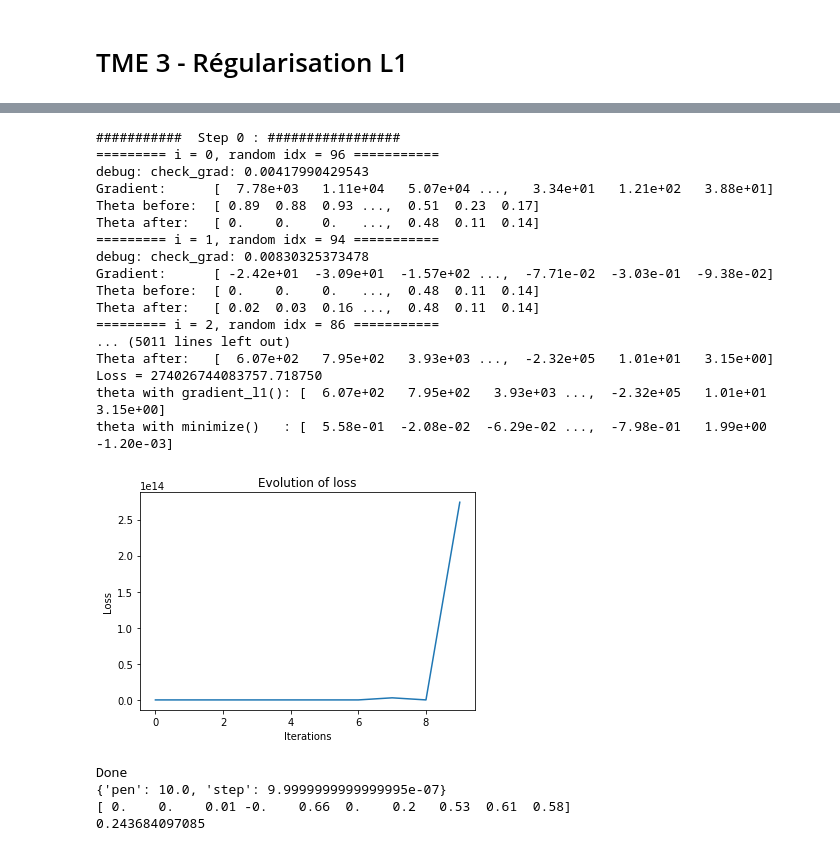
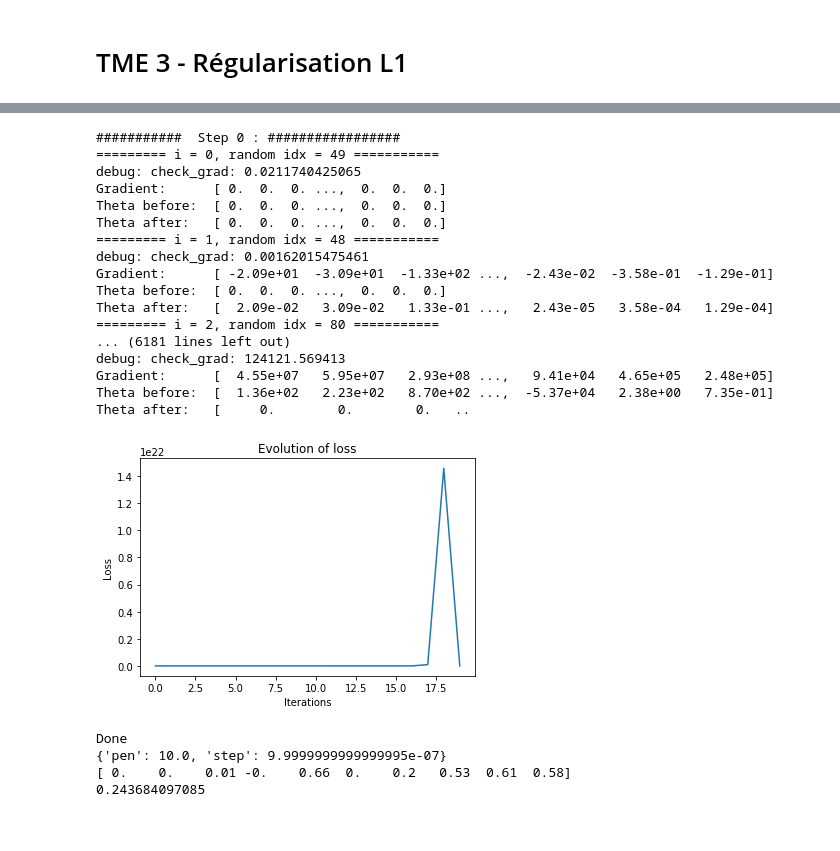
Before and after one commit to LoicH/M2-DAC, a Jupyter notebook: FDMS/TME3/reg_l1.ipynb, the cells around one changed output, grey strips where cells are left out. Drawn from its saved outputs; the diff is of its cells as text; code cells hidden in the pictures.

Commit message:
FDMS - Added stochastic and classic gradient descent, but still no decent result

```diff
--- a/FDMS/TME3/reg_l1.ipynb
+++ b/FDMS/TME3/reg_l1.ipynb
@@ -15,13 +15,15 @@ import itertools
 # Loading 'breast cancer' dataset, a simple dataset
 cancer = datasets.load_breast_cancer()
 X = cancer.data
-print("shape of X:", X.shape)
 y = cancer.target
-print("shape of Y:", y.shape)
-print("classes in Y: ", np.unique(y))
+
 X, y = shuffle(X, y)
 
 # Decrease data to speed up computation
-X = X[:100,:10]
-y = y[:100]
+X = X[:50,:5]
+y = y[:50]
+
+print("shape of X:", X.shape)
+print("shape of Y:", y.shape)
+print("classes in Y: ", np.unique(y, return_counts=True))
 # %% [output]
@@ -60,21 +62,24 @@ def gradient_loss(theta, X, y, pen):
     :param pen: The penalization parameter
     :return: The gradient of the for the given parameters.
     """
-    gradient = np.array(2 * X.T .dot(X.dot(theta) - y)) / X.shape[0] + pen * np.sign(theta)
+    gradient = 2 * X.T.dot(X.dot(theta) - y) / X.shape[0] + pen * np.sign(theta)
     return gradient
 
 ### Testing if the gradient is correct ###
 print("Checking gradient with random theta:")
 np.set_printoptions(precision=1, threshold=5)
-for i in range(3):
+for i in range(10):
     print("\n### Iteration %d ###" % i)
     theta = np.random.random(X[0].shape) - 0.5
+    theta *= 10**np.random.randint(1, 8)
     pen = np.random.random() / 10
     func = lambda t:loss(t, X, y, pen)
     grad = lambda t:gradient_loss(t, X, y, pen)
+    print("Theta :                               ", theta)
     print("Gradient according to approx_fprime():", approx_fprime(theta, func, epsilon=1))
     print("Gradient according to gradient_loss():", grad(theta))
-    print("Error according to check_grad():", check_grad(func, grad, theta))
+    err = check_grad(func, grad, theta)
+    print("Error according to check_grad(): %f (%f%%)" % (err, err / np.linalg.norm(grad(theta)) * 100))
 # %% [output]
 Checking gradient with random theta:
 
@@ -95,6 +272,6 @@ Error according to check_grad(): 0.00668089901069
 # %%
-def gradient_l1(theta, X, y, max_iter=100, step=1e-1, pen=0.1, verbose=0, plot=False):
-    """ Performs gradient descent to find the best theta
+def gradient_l1(theta, X, y, max_iter=100, step=1e-1, pen=0.1, verbose=0, plot=False, force=False):
+    """ Performs gradient clipping to find the best theta
     :param theta: The initial scalar for the search
     :param X: The data
     :param y: The target values
@@ -103,11 +280,18 @@ def gradient_l1(theta, X, y, max_iter=100, step=1e-1, pen=0.1, verbose=0, plot=F
     :param pen: The regularization parameter
     :param verbose: The level of displayed information
     :param plot: Whether to plot the evolution of the loss
+    :param force: Whether to deactivate the warning if too much output
 
     :return: The theta at the end of the gradient descent"""
 
     (l, n) = X.shape
     losses = []
+
+    if not force and verbose > 1 and max_iter > 50:
+        print("Warning, there will be a lot of output, it can freeze the kernel.")
+        print("If you really want to proceed, relaunch with 'force=True'")
+        return
+
     for it in range(max_iter):
         if verbose >= 1:
             print("###########  Step", it, ": #################")
@@ -118,7 +302,7 @@ def gradient_l1(theta, X, y, max_iter=100, step=1e-1, pen=0.1, verbose=0, plot=F
                 print("========= i = %d, random idx = %d ===========" % (i, idx))
             # Compute the gradient on this single random point:
             local_loss = lambda t: loss(t, np.array([X[idx]]), np.array([y[idx]]), pen)
-            grad = approx_fprime(theta, local_loss, epsilon=step)
+#             grad = approx_fprime(theta, local_loss, epsilon=step)
 
             grad = gradient_loss(theta, np.array([X[idx]]), np.array([y[idx]]), pen)
 
@@ -141,7 +325,9 @@ def gradient_l1(theta, X, y, max_iter=100, step=1e-1, pen=0.1, verbose=0, plot=F
         general_loss = loss(theta, X, y, pen)
         losses.append(general_loss)
         if verbose >= 1:
-            print("Loss = %f" % (general_loss))
+            print("Loss :     %f" % (general_loss))
+            errors = np.count_nonzero(decision(theta, X) - y)
+            print("Accuracy : %d/%d right guesses" % (l - errors, l))
 
     if plot:
         plt.plot(losses)
@@ -151,53 +337,53 @@ def gradient_l1(theta, X, y, max_iter=100, step=1e-1, pen=0.1, verbose=0, plot=F
 
     return theta
 
 # Optimization parameters
-theta_init = np.random.random(X[0].shape)
-max_iter = 10
+theta_init = np.zeros(X[0].shape)
+max_iter = 20
 step     = 1e-3
-pen      = 1e-3
+pen      = 0
 
 # Find theta
 np.set_printoptions(precision=2, threshold=5)
 theta = gradient_l1(theta_init, X, y, max_iter=max_iter, pen=pen, step=step, verbose=2, plot=True)
 theta_minimize = minimize(lambda t:loss(t, X, y, pen), theta_init).x
 print("theta with gradient_l1():", theta)
 print("theta with minimize()   :", theta_minimize)
 
 
 # print("Finding the best theta, step and pen parameters:")
 # params = {"step": np.logspace(-6, 1, 10),
 #           "pen" : np.logspace(-6, 1, 10)}
 # combinations = functools.reduce(operator.mul, [len(elt) for elt in params.values()])
 # best_params = {"step": params["step"][0],  "pen": params["pen"][0]}
 # best_theta = gradient_l1(theta_init, X, y, max_iter=max_iter, step=best_params["step"], pen=best_params["pen"])
 # print("Searching best parameters")
 # for i, (it_step, it_pen) in enumerate(itertools.product(params["step"], params["pen"])):
 #     theta = gradient_l1(theta_init, X, y, max_iter=max_iter, step=it_step, pen=it_pen)
 #     print("%d/%d" % (i, combinations) )
 #     if loss(theta, X, y, it_pen) < loss(best_theta, X, y, it_pen):
 #     #np.linalg.norm(theta - theta_minimize) < np.linalg.norm(best_theta - theta_minimize):
 #         best_theta = theta
 #         best_params = {"step": it_step, "pen": it_pen}
 # %% [output]
 ###########  Step 0 : #################
-========= i = 0, random idx = 96 ===========
-debug: check_grad: 0.00417990429543
-Gradient:      [  7.78e+03   1.11e+04   5.07e+04 ...,   3.34e+01   1.21e+02   3.88e+01]
-Theta before:  [ 0.89  0.88  0.93 ...,  0.51  0.23  0.17]
-Theta after:   [ 0.    0.    0.   ...,  0.48  0.11  0.14]
-========= i = 1, random idx = 94 ===========
-debug: check_grad: 0.00830325373478
-Gradient:      [ -2.42e+01  -3.09e+01  -1.57e+02 ...,  -7.71e-02  -3.03e-01  -9.38e-02]
-Theta before:  [ 0.    0.    0.   ...,  0.48  0.11  0.14]
-Theta after:   [ 0.02  0.03  0.16 ...,  0.48  0.11  0.14]
-========= i = 2, random idx = 86 ===========
-... (5011 lines left out)
-Theta after:   [  6.07e+02   7.95e+02   3.93e+03 ...,  -2.32e+05   1.01e+01   3.15e+00]
-Loss = 274026744083757.718750
-theta with gradient_l1(): [  6.07e+02   7.95e+02   3.93e+03 ...,  -2.32e+05   1.01e+01   3.15e+00]
-theta with minimize()   : [  5.58e-01  -2.08e-02  -6.29e-02 ...,  -7.98e-01   1.99e+00  -1.20e-03]
+========= i = 0, random idx = 49 ===========
+debug: check_grad: 0.0211740425065
+Gradient:      [ 0.  0.  0. ...,  0.  0.  0.]
+Theta before:  [ 0.  0.  0. ...,  0.  0.  0.]
+Theta after:   [ 0.  0.  0. ...,  0.  0.  0.]
+========= i = 1, random idx = 48 ===========
+debug: check_grad: 0.00162015475461
+Gradient:      [ -2.09e+01  -3.09e+01  -1.33e+02 ...,  -2.43e-02  -3.58e-01  -1.29e-01]
+Theta before:  [ 0.  0.  0. ...,  0.  0.  0.]
+Theta after:   [  2.09e-02   3.09e-02   1.33e-01 ...,   2.43e-05   3.58e-04   1.29e-04]
+========= i = 2, random idx = 80 ===========
+... (6181 lines left out)
+debug: check_grad: 124121.569413
+Gradient:      [  4.55e+07   5.95e+07   2.93e+08 ...,   9.41e+04   4.65e+05   2.48e+05]
+Theta before:  [  1.36e+02   2.23e+02   8.70e+02 ...,  -5.37e+04   2.38e+00   7.35e-01]
+Theta after:   [     0.        0.        0.   ..
-[figure, old version]
+[figure, new version]
 # %%
 print("Done")
 print(best_params)
```
Also changed, not shown: parts of 4 cells of this notebook.
